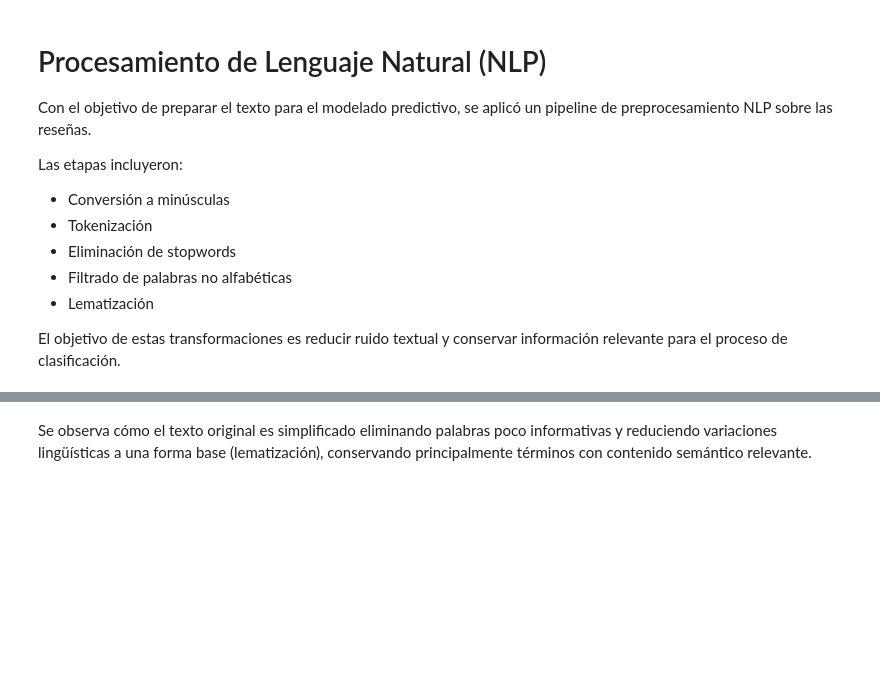
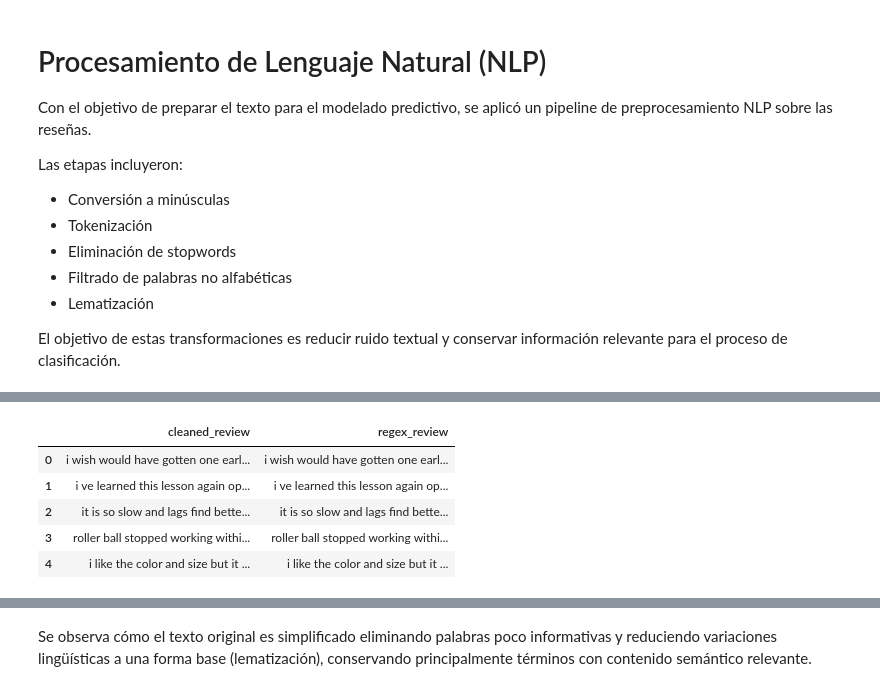
Before and after one commit to julietapgomez/Data-Science-III, a Jupyter notebook: Proyecto_Final_DS_III_Julieta_Gomez.ipynb, the cells around one changed output, grey strips where cells are left out. Drawn from its saved outputs; the diff is of its cells as text; code cells hidden in the pictures; blank space fills up the shorter version.

```diff
--- a/Proyecto_Final_DS_III_Julieta_Gomez.ipynb
+++ b/Proyecto_Final_DS_III_Julieta_Gomez.ipynb
@@ -302 +315,32 @@ El objetivo de estas transformaciones es reducir ruido textual y conservar infor
+# %%
+import re
+
+def clean_text_regex(text):
+
+    text = str(text)
+
+    # conservar letras y espacios
+    text = re.sub(r'[^a-zA-Z\s]', '', text)
+
+    # minúsculas
+    text = text.lower()
+
+    return text
+
+df["regex_review"] = (
+    df["cleaned_review"]
+    .apply(clean_text_regex)
+)
+
+df[
+    ["cleaned_review",
+     "regex_review"]
+].head()
+# %% [output]
+|  | cleaned_review | regex_review |
+| 0 | i wish would have gotten one earl... | i wish would have gotten one earl... |
+| 1 | i ve learned this lesson again op... | i ve learned this lesson again op... |
+| 2 | it is so slow and lags find bette... | it is so slow and lags find bette... |
+| 3 | roller ball stopped working withi... | roller ball stopped working withi... |
+| 4 | i like the color and size but it ... | i like the color and size but it ... |
 # %%
```
Also changed, not shown: parts of 49 cells of this notebook.
